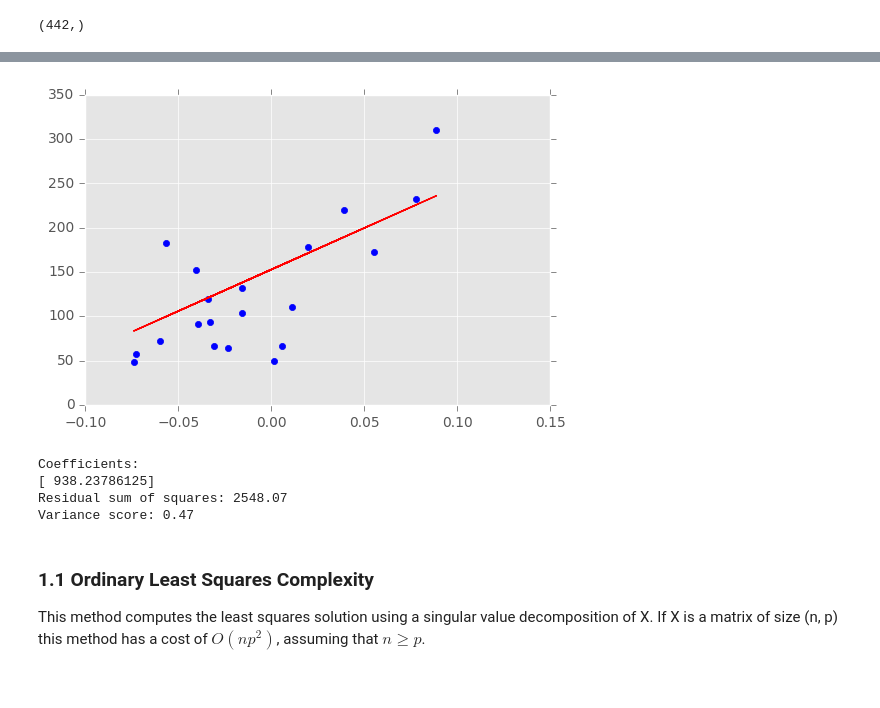
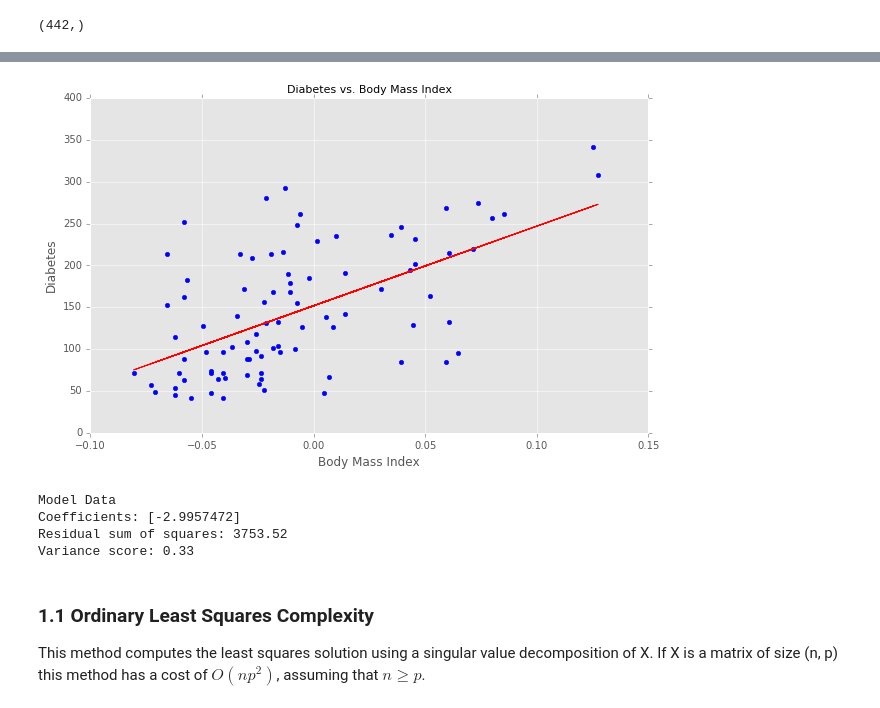
Before and after one commit to jmoianes/MachineLearning, a Jupyter notebook: 01 Regression/00 Regression.ipynb, the cells around one changed output, grey strips where cells are left out. Drawn from its saved outputs; the diff is of its cells as text; code cells hidden in the pictures.

Commit message:
modified regression.ipynb
modified through DSWorkbench

```diff
--- a/01 Regression/00 Regression.ipynb
+++ b/01 Regression/00 Regression.ipynb
@@ -150,4 +172,8 @@ diabetes.target.shape
 (442,)
 # %%
 # use only one feature: Body Mass Measure
-diabetes_X = diabetes.data[:, np.newaxis, 2]
+X = diabetes.data[:, 2]
+print X[0:10]
+print type(X)
+X = X.reshape(-1,1)
+print X[0:10]
@@ -170,0 +194,6 @@ numpy.ndarray
+# %%
+y = diabetes.target
+print y[0:10]
+print type(y)
+y = y.reshape(-1,1)
+print y[0:10]
@@ -171,37 +213,36 @@ numpy.ndarray
 # %%
-# Split the data into training/testing sets
-diabetes_X_train = diabetes_X[:-20]
-diabetes_X_test = diabetes_X[-20:]
+# Split the data and target into training/testing sets
+from sklearn.cross_validation import train_test_split
 
-# Split the targets into training/testing sets
-diabetes_y_train = diabetes.target[:-20]
-diabetes_y_test = diabetes.target[-20:]
+X_train, X_test, y_train, y_test = train_test_split(X, y, test_size=0.2)
 
 # Create linear regression object
-regr = linear_model.LinearRegression()
-
+model = linear_model.LinearRegression()
 # Train the model using the training sets
-regr.fit(diabetes_X_train, diabetes_y_train)
+model.fit(X_train, y_train)
 
 # Plot outputs
-plt.scatter(diabetes_X_test, diabetes_y_test,  color='blue')
-plt.plot(diabetes_X_test, regr.predict(diabetes_X_test), color='red',
+plt.scatter(X_test, y_test,  color='blue')
+plt.plot(X_test, model.predict(X_test), color='red',
          linewidth=1)
-
+plt.xlabel('Body Mass Index')
+plt.ylabel('Diabetes')
+plt.title('Diabetes vs. Body Mass Index')
 plt.show()
 
+print 'Model Data'
 # The coefficients
-print 'Coefficients: \n', regr.coef_
+print 'Coefficients:', regr.coef_
 # The mean square error
-print "Residual sum of squares: %.2f" % np.mean((regr.predict(diabetes_X_test) - diabetes_y_test) ** 2)
+print "Residual sum of squares: %.2f" % np.mean((model.predict(X_test) - y_test) ** 2)
 # Explained variance score: 1 is perfect prediction
-print 'Variance score: %.2f' % regr.score(diabetes_X_test, diabetes_y_test)
+print 'Variance score: %.2f' % model.score(X_test, y_test)
 # %% [output]
-[figure, old version]
+[figure, new version]
-Coefficients:
-[ 938.23786125]
-Residual sum of squares: 2548.07
-Variance score: 0.47
+Model Data
+Coefficients: [-2.9957472]
+Residual sum of squares: 3753.52
+Variance score: 0.33
 # %% [markdown]
 ### 1.1 Ordinary Least Squares Complexity
 
```
Also changed, not shown: parts of 9 cells of this notebook.
